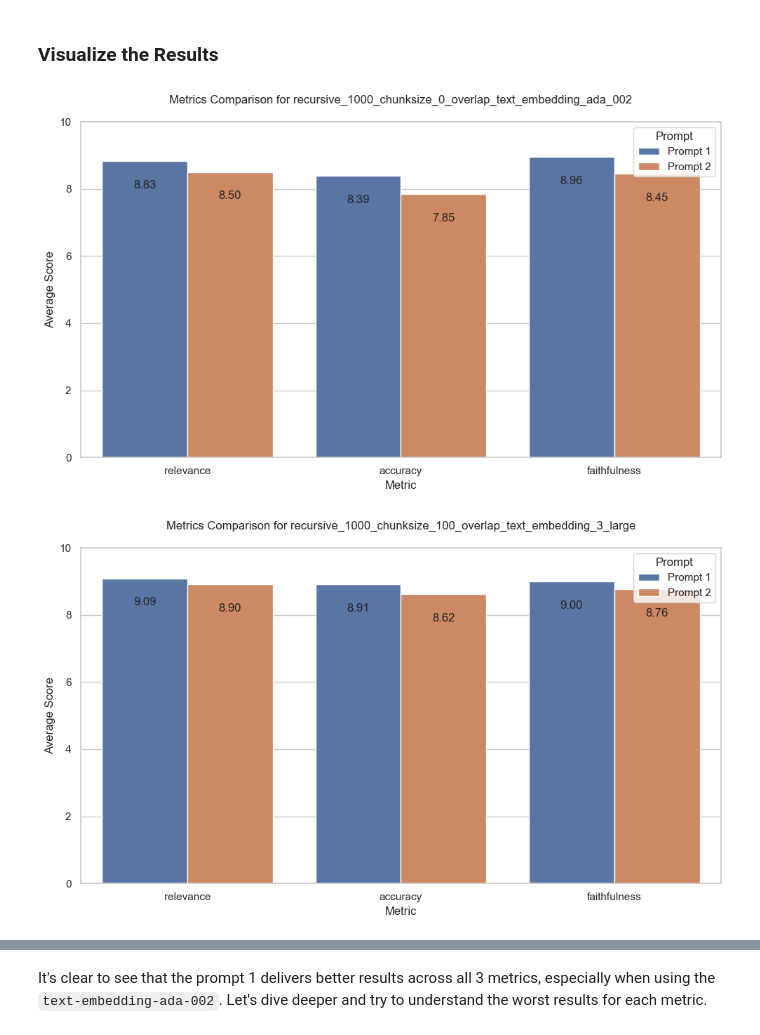
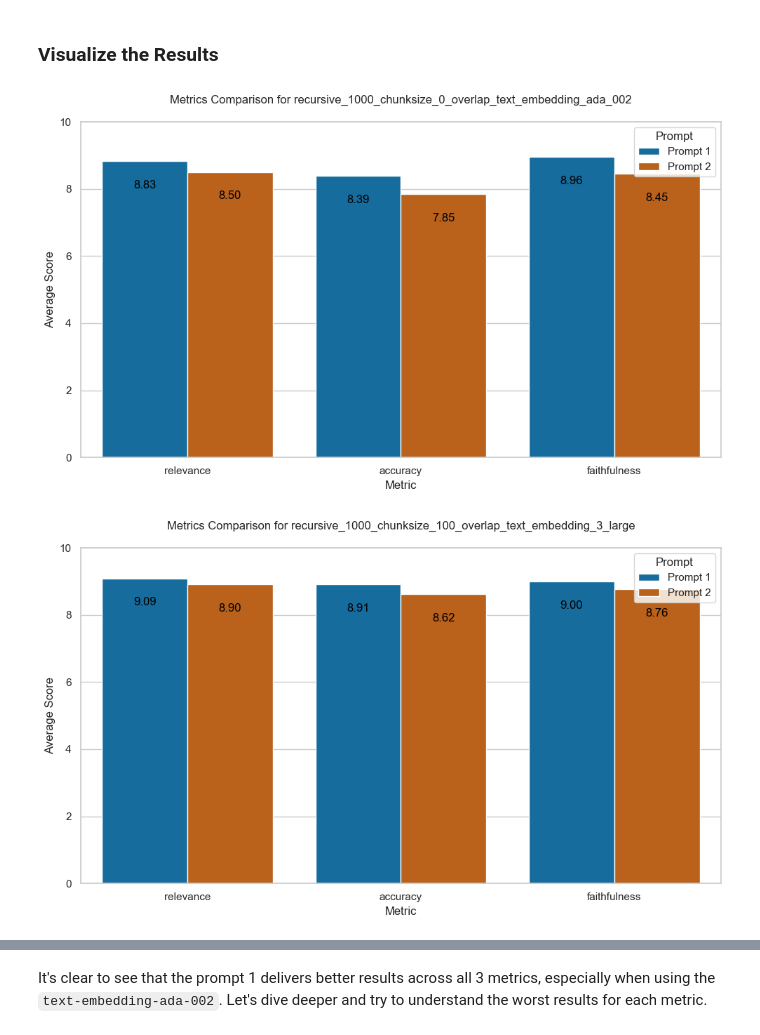
Before and after one commit to alexschillingfhnw/npr-mc1, a Jupyter notebook: src/05_evaluation.ipynb, the cells around one changed output, grey strips where cells are left out. Drawn from its saved outputs; the diff is of its cells as text; code cells hidden in the pictures.

```diff
--- a/src/05_evaluation.ipynb
+++ b/src/05_evaluation.ipynb
@@ -707,37 +733,41 @@ melted_data['file_name'] = (
     .str.strip()  # Clean up any extra whitespace
 )
 # %%
+# Define a custom two-color palette
+custom_palette = ["#0072B2", "#D55E00"]  # Blue and orange for better contrast
+
 # Get the unique experiments
 experiments = melted_data['file_name'].unique()
 
 # Create a separate plot for each experiment
 for experiment in experiments:
     experiment_data = melted_data[melted_data['file_name'] == experiment]
 
     plt.figure(figsize=(10, 6))
     barplot = sns.barplot(
         data=experiment_data,
         x='Metric',
         y='Score',
-        hue='prompt_index'
+        hue='prompt_index',
+        palette=custom_palette
     )
 
     # Add title and labels
     plt.title(f"Metrics Comparison for {experiment}\n")
     plt.xlabel('Metric')
     plt.ylabel('Average Score')
     plt.ylim(0, 10)
 
     # Add mean values on top of each bar
     for container in barplot.containers:
-        barplot.bar_label(container, fmt='%.2f', padding=-30)
+        barplot.bar_label(container, fmt='%.2f', padding=-30, color='black')  # Ensure black text
 
     # Automatically adjust the legend to match the plot
     handles, labels = barplot.get_legend_handles_labels()  # Get legend elements from the plot
     plt.legend(handles=handles, labels=['Prompt 1', 'Prompt 2'], title='Prompt')
 
     plt.tight_layout()
     plt.show()
 # %% [output]
-[figure, old version]
+[figure, new version]
-[figure, old version]
+[figure, new version]
```
Also changed, not shown: parts of 5 cells of this notebook.
